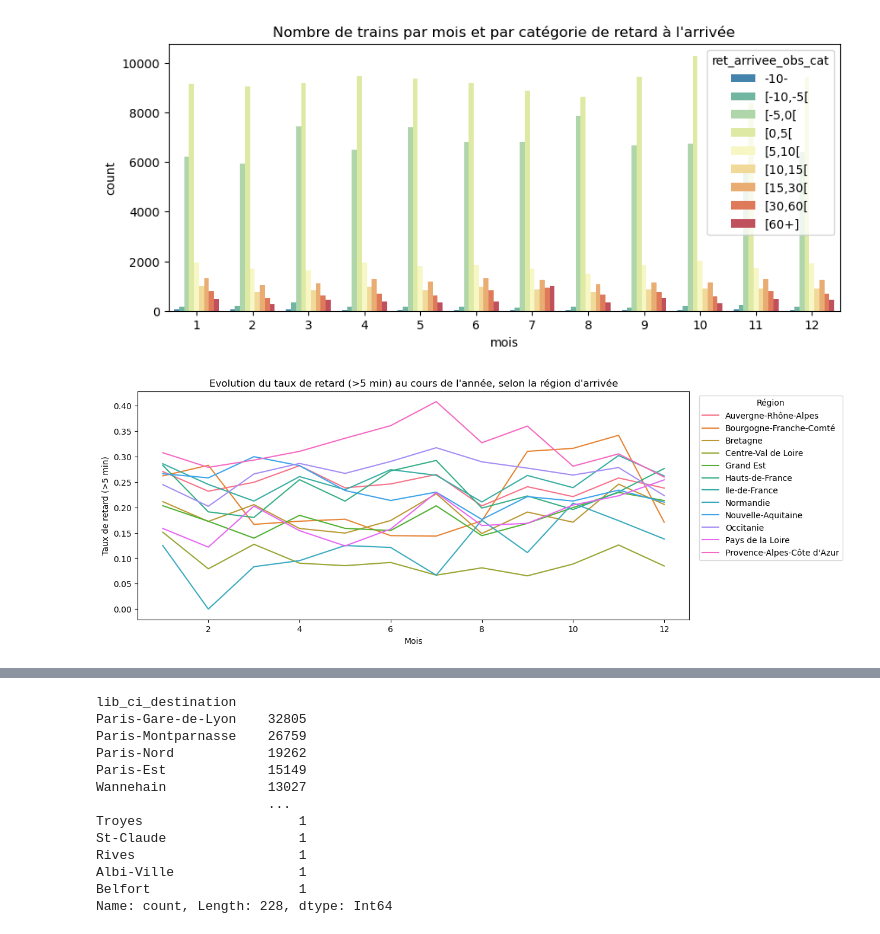
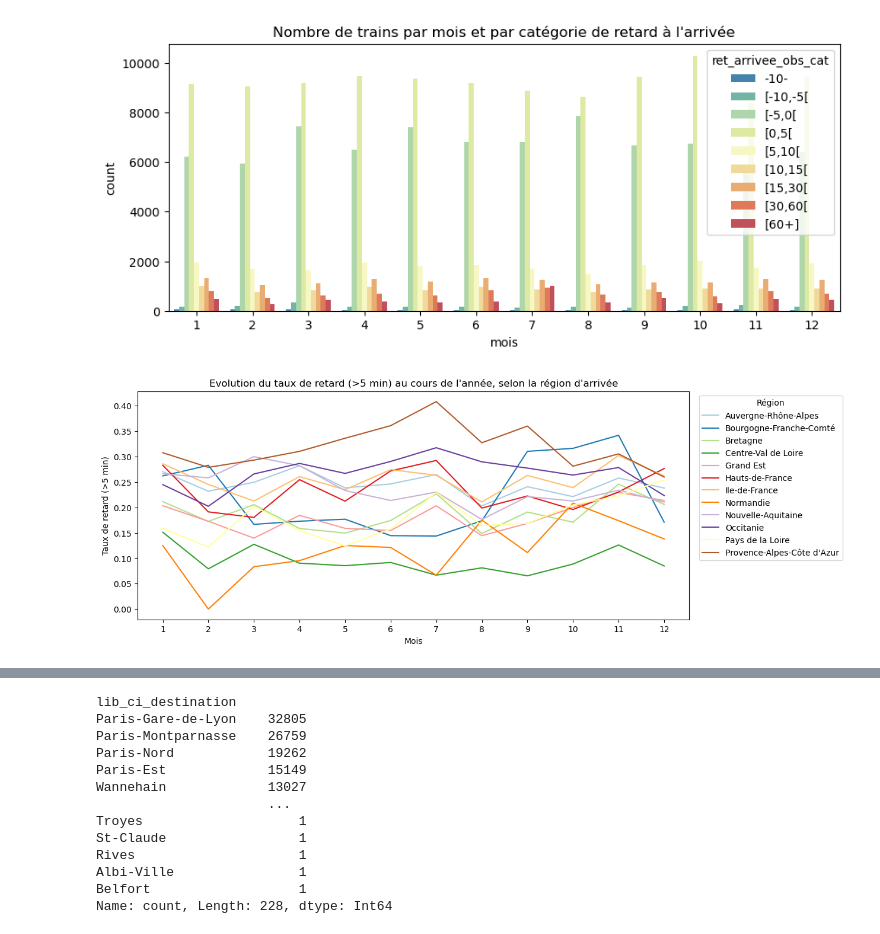
Before and after one commit to Gallien-e/analyse-retard-sncf, a Jupyter notebook: notebooks/2-EDA-2024.ipynb, the cells around one changed output, grey strips where cells are left out. Saved outputs shown, nothing was run; the diff lists cells and outputs as text; code cells hidden in the pictures.

```diff
--- a/notebooks/2-EDA-2024.ipynb
+++ b/notebooks/2-EDA-2024.ipynb
@@ -16,9 +16,35 @@ df_raw = pd.read_parquet("../data/2-clean/slo_2024.parquet")
 gares = pd.read_parquet("../data/2-clean/gares-de-voyageurs.parquet")
 # %% [markdown]
 # Merge
-# %%
-# pour chaque trajet, on récupère 'code_departement', 'nom_departement' et 'region' dans la table 'gares' via le 'code_ci' de la gare de destination
-df = df_raw.merge(gares.set_index('code_ci')[['code_departement', 'nom_departement', 'region']], left_on='code_ci_destination', right_index=True, how='left')
+# %%
+df = df_raw.copy()
+
+# Récupère les infos de la gare d'origine
+df = (
+    df.merge(gares[['code_ci', 'Segment(s) DRG', 'code_departement', 'nom_departement', 'region']],
+             left_on='code_ci_origine',
+             right_on='code_ci',
+             how='left')
+    .rename(columns={
+        'Segment(s) DRG': 'segment_DRG_origine',
+        'code_departement': 'code_dpt_origine',
+        'nom_departement': 'nom_dpt_origine',
+        'region': 'region_origine'})
+    .drop(columns=['code_ci']))
+
+# Récupère les infos de la gare de destination
+df = (
+    df.merge(gares[['code_ci', 'Segment(s) DRG', 'code_departement', 'nom_departement', 'region']],
+             left_on='code_ci_destination',
+             right_on='code_ci',
+             how='left')
+    .rename(columns={
+        'Segment(s) DRG': 'segment_DRG_destination',
+        'code_departement': 'code_dpt_destination',
+        'nom_departement': 'nom_dpt_destination',
+        'region': 'region_destination'})
+    .drop(columns=['code_ci'])
+)
 # %% [markdown]
 # Analyse
 # %%
@@ -126,17 +152,19 @@ plt.title("Nombre de trains par mois et par catégorie de retard à l'arrivée")
 Text(0.5, 1.0, "Nombre de trains par mois et par catégorie de retard à l'arrivée")
 [figure]
 # %%
-# Evolution des retards au cours de l'année, selon la région d'arrivée
-retard_5min_mensuel = df.groupby(['mois', 'region']).agg(
+# Evolution des retards à l'arrivée au cours de l'année, selon la région d'arrivée
+retard_5min_mensuel = df.groupby(['mois', 'region_destination']).agg(
     taux_retard = ('ret_arrivee_5min', 'mean'),
-    region = ('region', 'first')
+    region = ('region_destination', 'first')
 )
+retard_5min_mensuel.reset_index(inplace=True)
+retard_5min_mensuel['mois'] = retard_5min_mensuel['mois'].astype(str)
 plt.figure(figsize=(12, 5))
-sns.lineplot(data=retard_5min_mensuel, x='mois', y='taux_retard', hue='region')
+sns.lineplot(data=retard_5min_mensuel, x='mois', y='taux_retard', hue='region', palette='Paired')
 plt.title("Evolution du taux de retard (>5 min) au cours de l'année, selon la région d'arrivée")
 plt.xlabel("Mois")
 plt.ylabel("Taux de retard (>5 min)")
 plt.legend(title='Région', bbox_to_anchor=(1.01, 1), loc='upper left')
 plt.show()
 # %% [output]
-[figure, old version]
+[figure, new version]
```
Also changed, not shown: parts of 18 cells of this notebook.
